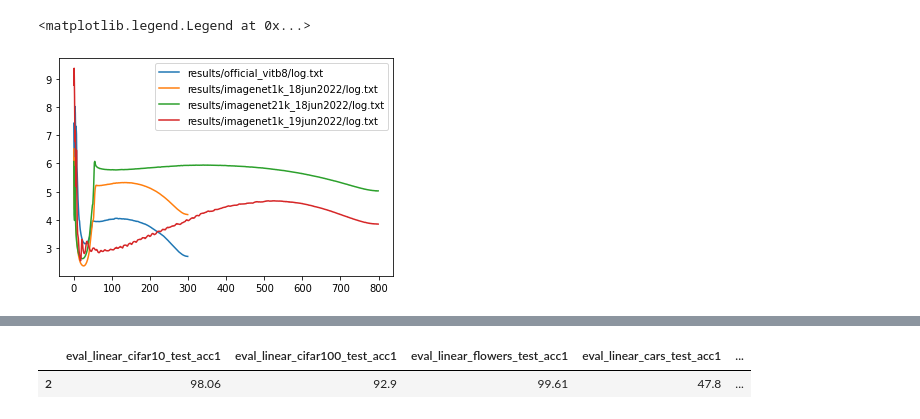
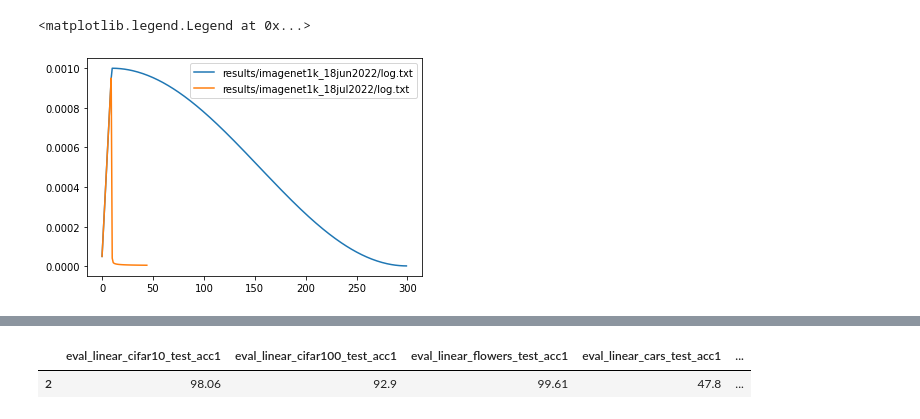
Before and after one commit to mehdidc/dino, a Jupyter notebook: analysis.ipynb, the cells around one changed output, grey strips where cells are left out. Saved outputs shown, nothing was run; the diff lists cells and outputs as text; code cells hidden in the pictures.

```diff
--- a/analysis.ipynb
+++ b/analysis.ipynb
@@ -11,29 +11,36 @@ def read_log(path):
 # %%
 paths = [
     #"results/imagenet1k_24apr2022/log.txt",
     #"results/imagenet1k_25apr2022/log.txt",
     #    "results/imagenet1k_26apr2022/log.txt",
     #    "results/imagenet1k_27apr2022/log.txt",
     #"results/imagenet1k_28apr2022/log.txt",
     #"results/imagenet21k_29apr2022/log.txt",
-    "results/official_vitb8/log.txt",
+    #"results/official_vitb8/log.txt",
     "results/imagenet1k_18jun2022/log.txt",
-    "results/imagenet21k_18jun2022/log.txt",
-    "results/imagenet1k_19jun2022/log.txt",
+    #"results/imagenet1k_13jul2022/log.txt",
+    #"results/imagenet1k_14jul2022/log.txt",
+    #"results/imagenet1k_15jul2022/log.txt",
+    #"results/imagenet1k_16jul2022/log.txt",
+    #"results/imagenet1k_17jul2022/log.txt",
+    "results/imagenet1k_18jul2022/log.txt",
+
+    #"results/imagenet21k_18jun2022/log.txt",
+    #"results/imagenet1k_19jun2022/log.txt",
 
     #"results/imagenet1k_19jun2022/log.txt",
     #"results/imagenet1k_18feb2022/log.txt",
 
     #"results/official_vits16/log.txt"
     #"results/laion_13apr2022/log.txt"
     #"results/imagenet1k_07nov2021/log.txt",
     #"results/official_vitb16/log.txt",
     #"results/laion_02jun2022/log.txt",
 ]
 for path in paths:
     df= read_log(path)
-    plt.plot(df.epoch, df.train_loss, label=path)
+    plt.plot(df.epoch, df.train_lr, label=path)
 plt.legend()
 # %% [output]
 <matplotlib.legend.Legend at 0x...>
-[figure, old version]
+[figure, new version]
```
Also changed, not shown: parts of 3 cells of this notebook, 15 other files.
